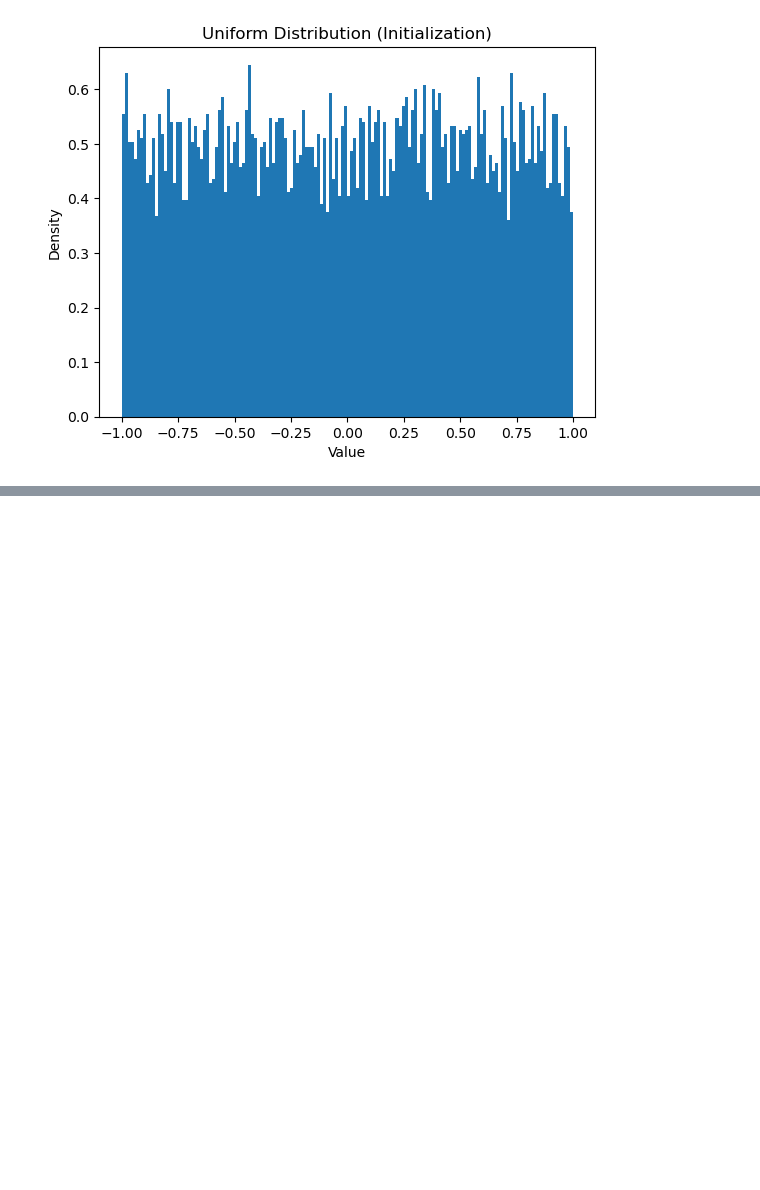
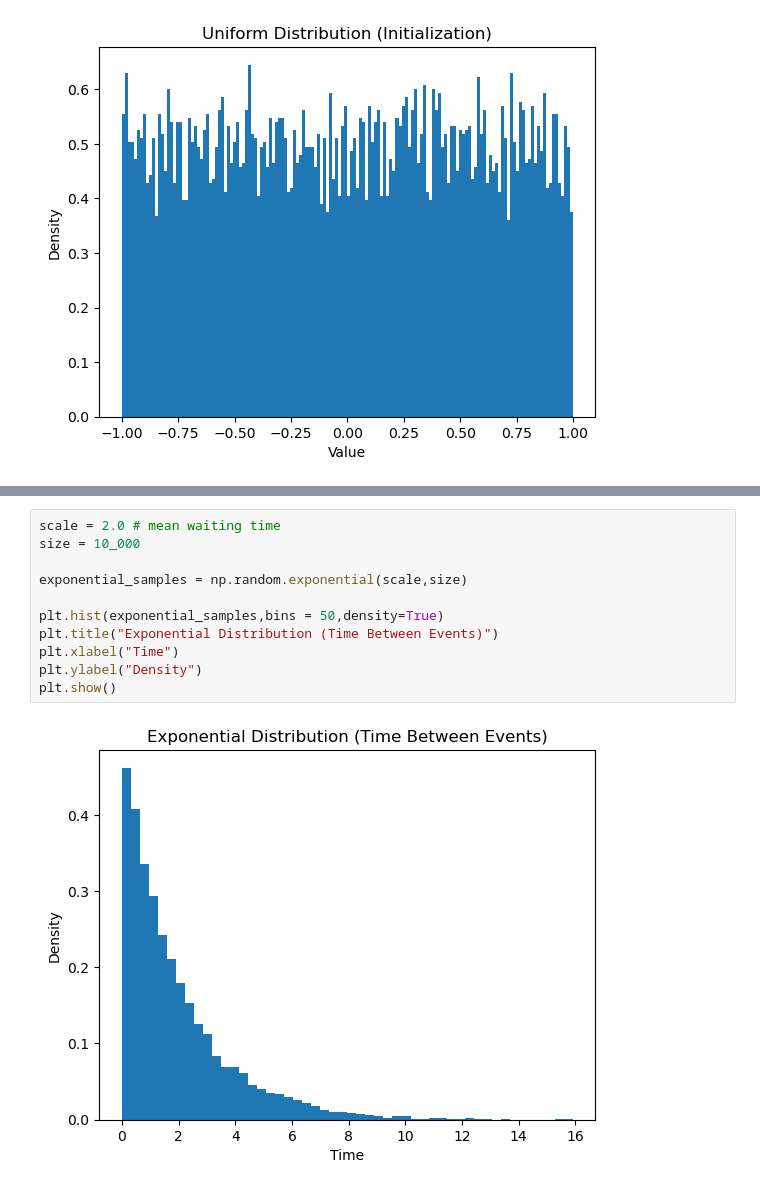
Before and after one commit to cosmological01/AI-ML-Repository-, a Jupyter notebook: week 3/Probability_Distribution_Function.ipynb, the cells around one changed output, grey strips where cells are left out. Cells and saved outputs as stored; diff of their text form; blank space fills up the shorter version.

```diff
--- a/week 3/Probability_Distribution_Function.ipynb
+++ b/week 3/Probability_Distribution_Function.ipynb
@@ -234,0 +269,13 @@ plt.show()
+# %%
+scale = 2.0 # mean waiting time
+size = 10_000
+
+exponential_samples = np.random.exponential(scale,size)
+
+plt.hist(exponential_samples,bins = 50,density=True)
+plt.title("Exponential Distribution (Time Between Events)")
+plt.xlabel("Time")
+plt.ylabel("Density")
+plt.show()
+# %% [output]
+[figure, added]
```
Also changed, not shown: parts of 4 cells of this notebook, 5 other files.
